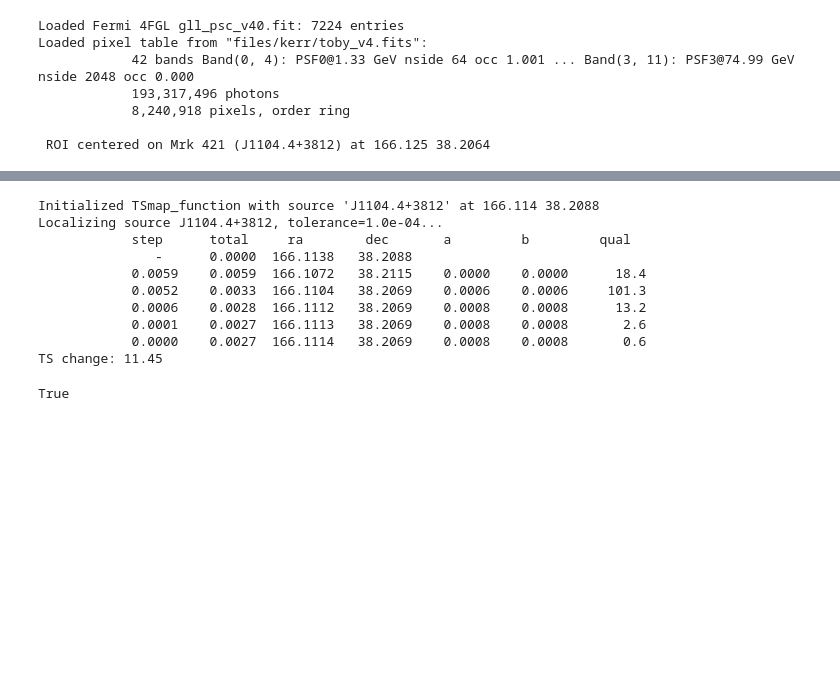
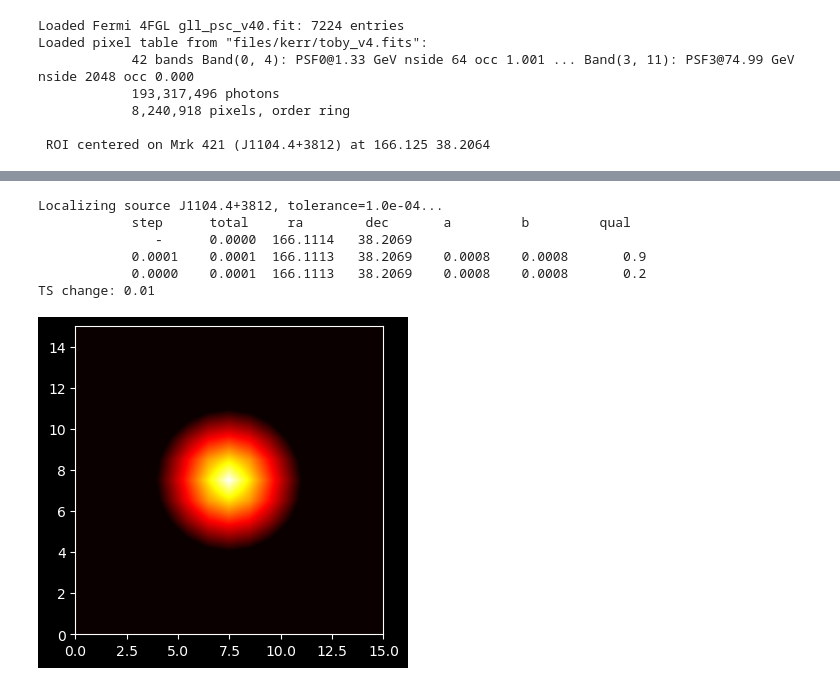
Before and after one commit to tburnett/kerr-diffuse, a Jupyter notebook: notebooks/localization/mrk_421.ipynb, the cells around one changed output, grey strips where cells are left out. Saved outputs shown, nothing was run; the diff lists cells and outputs as text; code cells hidden in the pictures; blank space fills up the shorter version.

```diff
--- a/notebooks/localization/mrk_421.ipynb
+++ b/notebooks/localization/mrk_421.ipynb
@@ -121,47 +32,0 @@ ellipse
-# %%
-from like3 import localization as _localization; reload(_localization)
-Localization = _localization.Localization
-
-
-
-class TSmap_function:
-
-    def __init__(self, multilike) :
-        if not isinstance(multilike, MultiBandLikelihood):
-            raise ValueError("Expected a MultiBandLikelihood instance")
-        # self.multilike = multilike
-        self.source = multilike.source_model.selected_source
-        if self.source is None:
-            raise ValueError("No source selected in the MultiBandLikelihood's source model")
-        self.skydir = self.source.skydir
-        self._saved_skydir = self.skydir
-        self._loglike = multilike.loglike
-
-        self._llz = self._loglike(skydir=self.skydir)
-        print(f"Initialized TSmap_function with source '{self.source.name}' at {self.skydir.to_string()}")
-
-    def localize(self, update=False, **kwargs):
-        """ Perform localization using the internal Localization instance. """
-        return Localization(self, **kwargs).localize()
-
-    def __call__(self, skydir):
-        """ TS map function: returns 2*(loglike(skydir) - loglike(nominal)) """
-        self.skydir = skydir
-        return 2*(self._loglike(skydir=skydir) -self._llz)
-
-tmf = TSmap_function(mbl)
-tmf(SkyCoord(166.1138, 38.2088, unit='deg', frame='icrs'))
-
-tmf.localize(update=True)
-# %% [output]
-Initialized TSmap_function with source 'J1104.4+3812' at 166.114 38.2088
-Localizing source J1104.4+3812, tolerance=1.0e-04...
-            step      total     ra        dec       a         b         qual
-               -      0.0000  166.1138   38.2088
-            0.0059    0.0059  166.1072   38.2115    0.0000    0.0000      18.4
-            0.0052    0.0033  166.1104   38.2069    0.0006    0.0006     101.3
-            0.0006    0.0028  166.1112   38.2069    0.0008    0.0008      13.2
-            0.0001    0.0027  166.1113   38.2069    0.0008    0.0008       2.6
-            0.0000    0.0027  166.1114   38.2069    0.0008    0.0008       0.6
-TS change: 11.45
-True
@@ -268,0 +33,31 @@ loc.localize()
+# %%
+reload(_main)
+MultiBandLikelihood = _main.MultiBandLikelihood
+mbl = MultiBandLikelihood(pt,sm)
+ellipse = mbl.localize(update=True, tolerance=1e-4,)
+sigma = ellipse['sigma']
+t = mbl.plot_tsmap(npix=15, size=20*sigma, cmap='CMRmap',colorbar=True)#,contour_levels=np.linspace(-5, 0, 6), colorbar=True)
+# %% [output]
+Localizing source J1104.4+3812, tolerance=1.0e-04...
+            step      total     ra        dec       a         b         qual
+               -      0.0000  166.1114   38.2069
+            0.0001    0.0001  166.1113   38.2069    0.0008    0.0008       0.9
+            0.0000    0.0001  166.1113   38.2069    0.0008    0.0008       0.2
+TS change: 0.01
+# %%
+tsmap = t['tsmap']
+image = np.sqrt(-tsmap)
+ax = None
+ra = t['ra']
+dec = t['dec']
+import matplotlib as mpl
+norm2 = mpl.colors.Normalize(vmin=0, vmax=5)
+cmap2 = mpl.cm.hot_r
+fig, ax = plt.subplots(figsize=(4,4)) if ax is None else (ax.figure, ax)
+nx,ny = image.shape
+ims = ax.imshow(image, origin='lower',
+    extent=(0,nx,0,ny),
+    cmap=cmap2, norm=norm2,
+    interpolation='bilinear')
+# %% [output]
+[figure, added]
```
Also changed, not shown: parts of 8 cells of this notebook, 10 other files.
